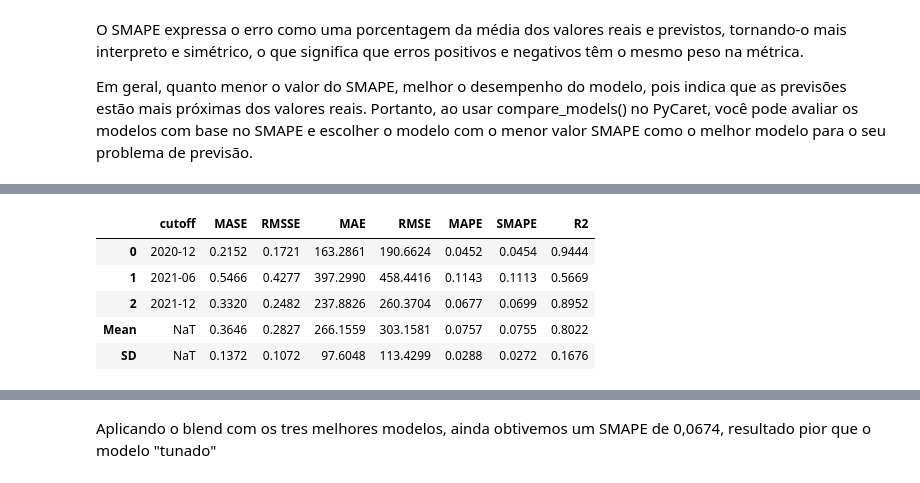
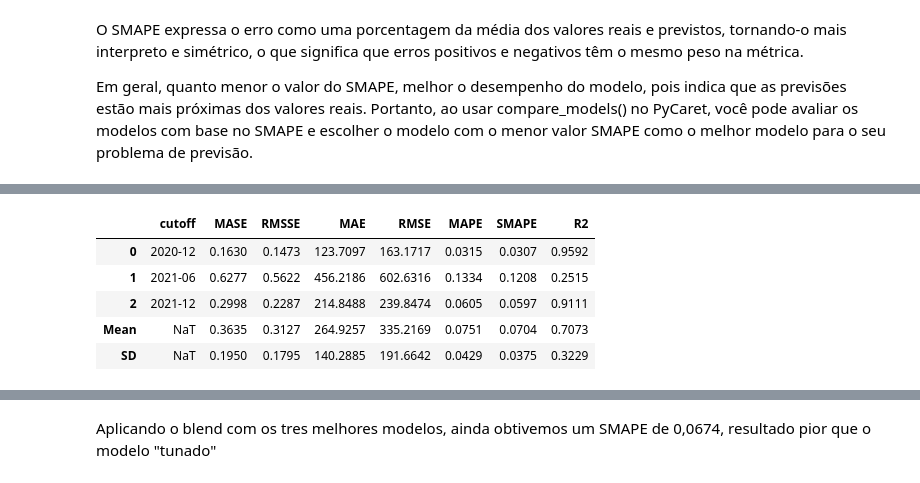
Before and after one commit to LerinaMM/satisfacao_consumidor_aneel, a Jupyter notebook: ANEEL_NOVA_1.ipynb, the cells around one changed output, grey strips where cells are left out. Saved outputs shown, nothing was run; the diff lists cells and outputs as text; code cells hidden in the pictures.

```diff
--- a/ANEEL_NOVA_1.ipynb
+++ b/ANEEL_NOVA_1.ipynb
@@ -744,17 +856,17 @@ O SMAPE expressa o erro como uma porcentagem da média dos valores reais e previ
 
 Em geral, quanto menor o valor do SMAPE, melhor o desempenho do modelo, pois indica que as previsões estão mais próximas dos valores reais. Portanto, ao usar compare_models() no PyCaret, você pode avaliar os modelos com base no SMAPE e escolher o modelo com o menor valor SMAPE como o melhor modelo para o seu problema de previsão.
 # %%
-#Criar o modelo a partir do et_cds_dt
+#Criar o modelo a partir do omp_cds_dt
 
-et_cds_dt = create_model('et_cds_dt')
+omp_cds_dt = create_model('omp_cds_dt')
 # %% [output]
 [interactive output not drawn]
 |  | cutoff | MASE | RMSSE | MAE | RMSE | MAPE | SMAPE | R2 |
-| 0 | 2020-12 | 0.2152 | 0.1721 | 163.2861 | 190.6624 | 0.0452 | 0.0454 | 0.9444 |
-| 1 | 2021-06 | 0.5466 | 0.4277 | 397.2990 | 458.4416 | 0.1143 | 0.1113 | 0.5669 |
-| 2 | 2021-12 | 0.3320 | 0.2482 | 237.8826 | 260.3704 | 0.0677 | 0.0699 | 0.8952 |
-| Mean | NaT | 0.3646 | 0.2827 | 266.1559 | 303.1581 | 0.0757 | 0.0755 | 0.8022 |
-| SD | NaT | 0.1372 | 0.1072 | 97.6048 | 113.4299 | 0.0288 | 0.0272 | 0.1676 |
+| 0 | 2020-12 | 0.1630 | 0.1473 | 123.7097 | 163.1717 | 0.0315 | 0.0307 | 0.9592 |
+| 1 | 2021-06 | 0.6277 | 0.5622 | 456.2186 | 602.6316 | 0.1334 | 0.1208 | 0.2515 |
+| 2 | 2021-12 | 0.2998 | 0.2287 | 214.8488 | 239.8474 | 0.0605 | 0.0597 | 0.9111 |
+| Mean | NaT | 0.3635 | 0.3127 | 264.9257 | 335.2169 | 0.0751 | 0.0704 | 0.7073 |
+| SD | NaT | 0.1950 | 0.1795 | 140.2885 | 191.6642 | 0.0429 | 0.0375 | 0.3229 |
 [interactive output not drawn]
 # %%
 #Plotando o modelo
```
Also changed, not shown: parts of 39 cells of this notebook.
